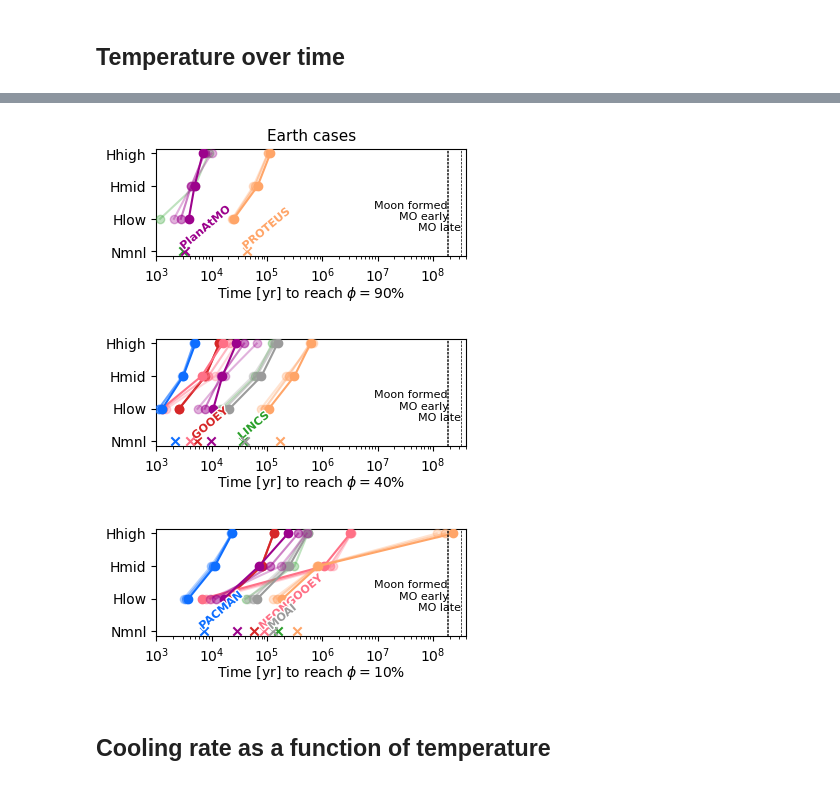
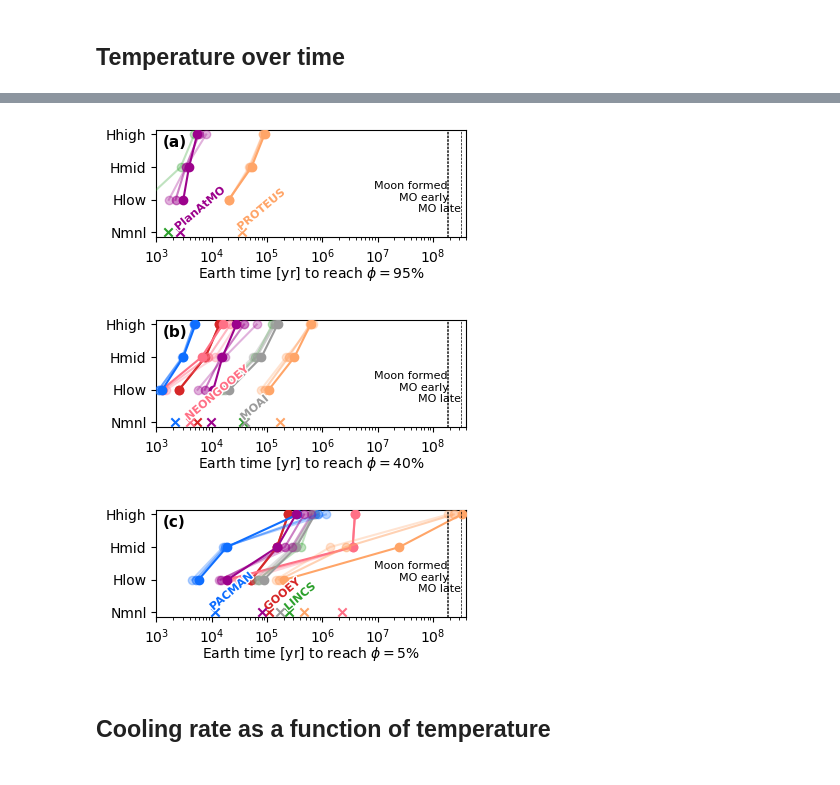
Before and after one commit to lena-noack/chili, a Jupyter notebook: intercomparison/analysis_solarsystem/compare.ipynb, the cells around one changed output, grey strips where cells are left out. Saved outputs shown, nothing was run; the diff lists cells and outputs as text; code cells hidden in the pictures.

Commit message:
melting curves

```diff
--- a/intercomparison/analysis_solarsystem/compare.ipynb
+++ b/intercomparison/analysis_solarsystem/compare.ipynb
@@ -360,10 +362,10 @@ def plot_cooling_time_bars(planet, phi):
 # plot_cooling_time_bars("earth", 0.9)
 # %%
 anno_models = { # which panel to annotate model name in
-    "gooey":     1,
-    "neongooey": 2,
-    "lincs":     1,
-    "moai":      2,
+    "gooey":     2,
+    "neongooey": 1,
+    "lincs":     2,
+    "moai":      1,
     "pacman":    2,
     "proteus":   0,
     "planatmo":  0,
@@ -421,40 +423,42 @@ def plot_cooling_time_scat(planet, phi, title=True):
                 yplt.append(case_h)
 
             if len(xplt) == 0:
                 continue
             ax.plot(xplt, yplt, color=col, alpha=sf*1, zorder=4, marker='o')
 
 
     i = 0
     for k, x in ages_yr.items():
         if x > xmax:
             continue
         ax.axvline(x, color="k", ls="--", lw=0.5, zorder=6)
         ax.annotate(k, xy=(x, "Hmid"), ha="right", fontsize=8, textcoords='offset points', xytext=(0,-8*i))
         i += 1
 
     # ax.legend()
     ax.set_xlim((time_min,xmax))
     ax.set_xscale("log")
+    ax.text(0.02, 0.95, f"({abcd[iplt]})", transform=ax.transAxes,
+            ha='left', va='top', fontsize=11, weight='bold')
 
     if title:
         ax.set_title(get_label(planet) + " cases", fontsize=11)
 
-    xlbl = r"Time [yr] to reach $\phi=$" + f"{phi*100:.0f}%"
+    xlbl = get_label(planet) + r" time [yr] to reach $\phi=$" + f"{phi*100:.0f}%"
     ax.set_xlabel(xlbl, labelpad=-0.5)
 
     plt.show()
     fig.savefig(f"out/cooling_time_scat_{phi*100:.0f}.{EXT}", bbox_inches='tight', dpi=DPI)
 
     iplt += 1
 
-plot_cooling_time_scat("earth", 0.9)
-plot_cooling_time_scat("earth", 0.4, title=False)
-plot_cooling_time_scat("earth", 0.1, title=False)
+plot_cooling_time_scat("earth", 0.95, title=False)
+plot_cooling_time_scat("earth", 0.40, title=False)
+plot_cooling_time_scat("earth", 0.05, title=False)
 # %% [output]
-[figure, old version]
+[figure, new version]
-[figure, old version]
+[figure, new version]
-[figure, old version]
+[figure, new version]
 # %% [markdown]
 ## Cooling rate as a function of temperature
 # %%
```
Also changed, not shown: parts of 9 cells of this notebook, 5 other files.
